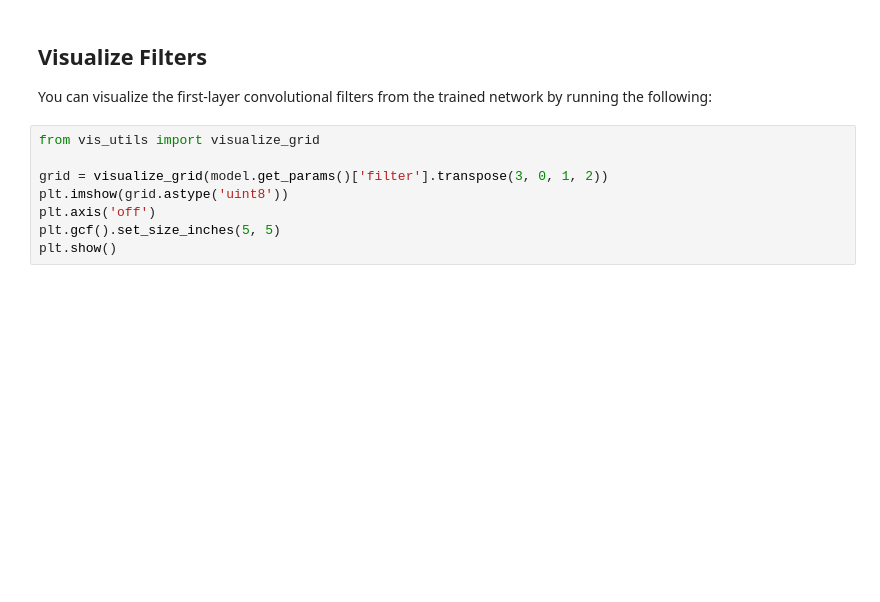
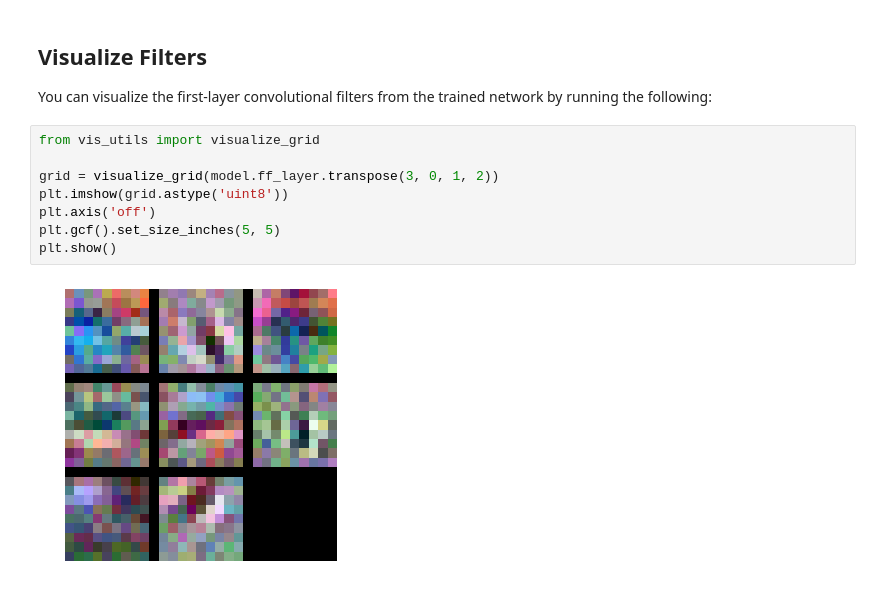
Before and after one commit to GabrielAppleby/dnn, a Jupyter notebook: comp150a2/conv_net.ipynb, the cells around one changed output. Cells and saved outputs as stored; diff of their text form; blank space fills up the shorter version.

```diff
--- a/comp150a2/conv_net.ipynb
+++ b/comp150a2/conv_net.ipynb
@@ -310,8 +334,10 @@ You can visualize the first-layer convolutional filters from the trained network
 # %%
 from vis_utils import visualize_grid
 
-grid = visualize_grid(model.get_params()['filter'].transpose(3, 0, 1, 2))
+grid = visualize_grid(model.ff_layer.transpose(3, 0, 1, 2))
 plt.imshow(grid.astype('uint8'))
 plt.axis('off')
 plt.gcf().set_size_inches(5, 5)
 plt.show()
+# %% [output]
+[figure, added]
```
Also changed, not shown: parts of 5 cells of this notebook, 5 other files.
